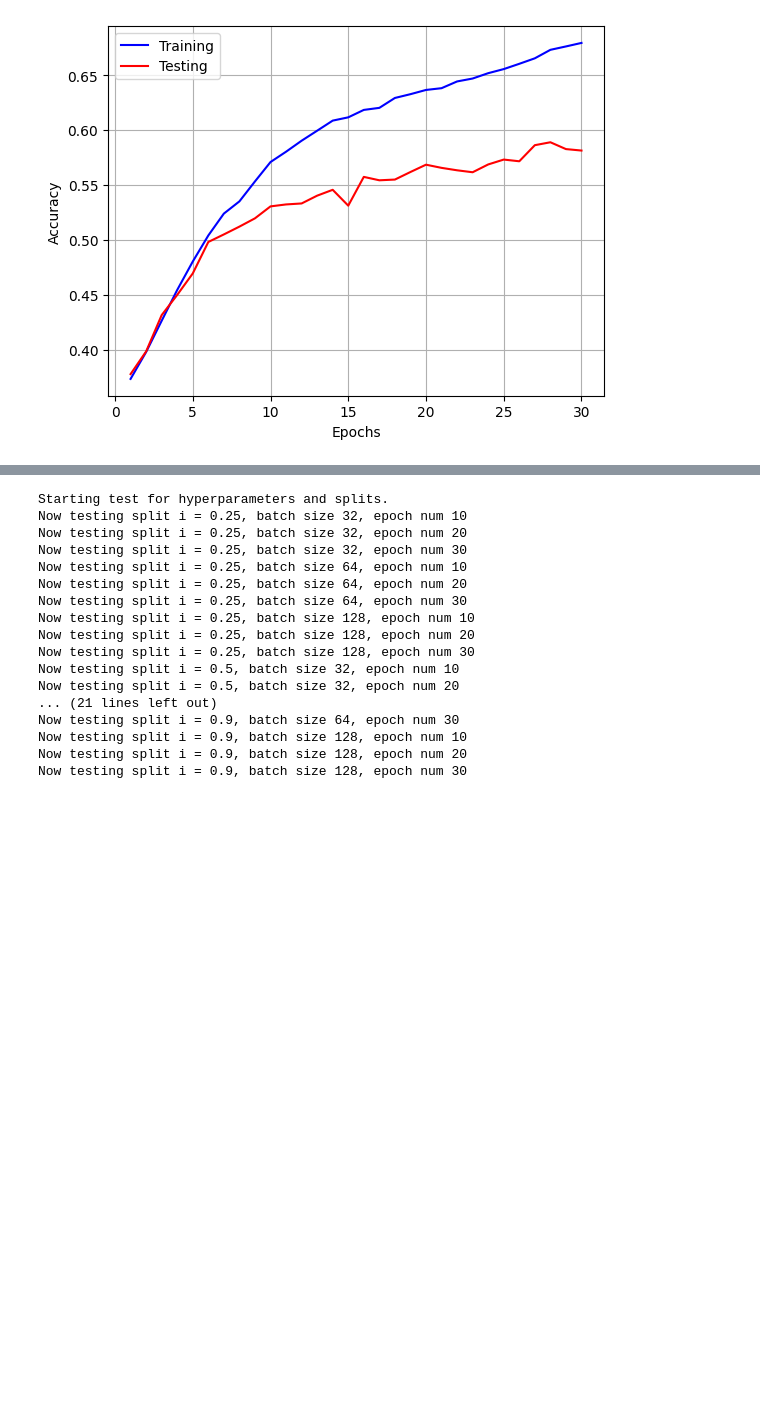
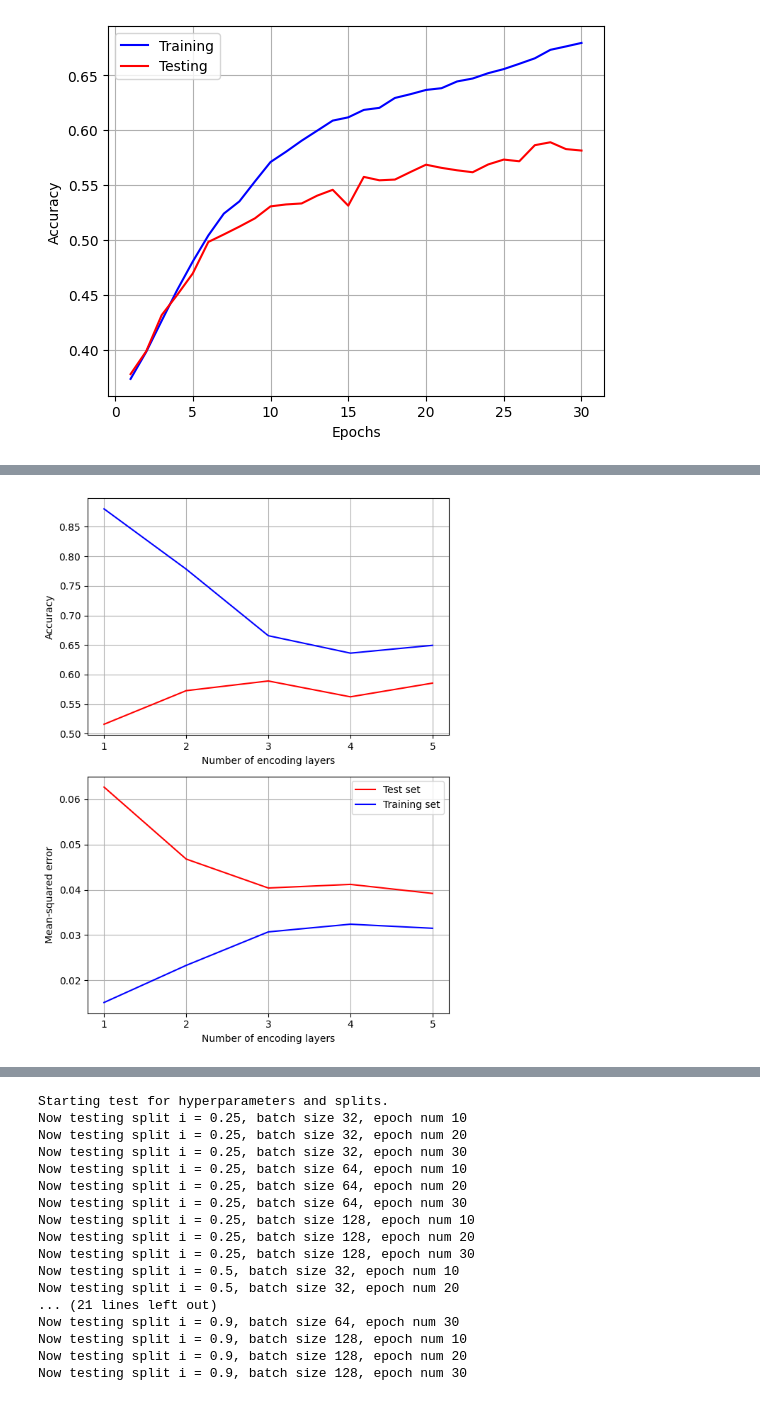
Before and after one commit to Spijkerberg/IDL-A2, a Jupyter notebook: individual_solns/A2_RNNs_colin.ipynb, the cells around one changed output, grey strips where cells are left out. Cells and saved outputs as stored; diff of their text form; code cells hidden in the pictures; blank space fills up the shorter version.

```diff
--- a/individual_solns/A2_RNNs_colin.ipynb
+++ b/individual_solns/A2_RNNs_colin.ipynb
@@ -1560,0 +1783,86 @@ Result:
+# %%
+# Results for Testing 1 decode and increasing encoding layers (1,2,3,4,5).
+# Column 0: loss, Column 1: accuracy, Column 2: MSE
+varying_encoders_testset = np.array([[3.1633, 0.5160, 0.0627],
+                                     [1.7339, 0.5728, 0.0468],
+                                     [1.3111, 0.5892, 0.0404],
+                                     [1.2501, 0.5624, 0.0412],
+                                     [1.2106, 0.5856, 0.0392]
+                                     ])
+
+# Column 0: loss, Column 1: accuracy, Column 2: MSE
+varying_encoders_trainset = np.array([[0.5242, 0.8803, 0.0151],
+                                      [0.6175, 0.7784, 0.0233],
+                                      [0.8533, 0.6658, 0.0307],
+                                      [0.8981, 0.6363, 0.0324],
+                                      [0.8616, 0.6495, 0.0315]
+                                      ])
+
+# Varying decoders, 1 encoder. # Column 0: loss, Column 1: accuracy, Column 2: MSE
+varying_decoders_testset = np.array([[3.1341, 0.5104, 0.0625],
+                                     [2.2290, 0.5024, 0.0560],
+                                     [1.8290, 0.5010, 0.0517],
+                                     [1.7699, 0.4926, 0.0519],
+                                     [1.7416, 0.4820, 0.0512]
+                                     ])
+varying_decoders_trainset = np.array([[0.5193, 0.8788, 0.0150],
+                                      [0.6867, 0.7572, 0.0254],
+                                      [0.8601, 0.6821, 0.0311],
+                                      [0.9154, 0.6529, 0.0325],
+                                      [1.0038, 0.6114, 0.0357]
+                                      ])
+
+# Create a 1x2 subplot
+fig, axes = plt.subplots(2, 1, figsize=(6, 8))
+
+# Plot for Test set accuracy
+axes[0].plot(np.arange(1, 5+1, 1), varying_encoders_testset[:, 1], color='red', label='Test set')
+axes[0].plot(np.arange(1, 5+1, 1), varying_encoders_trainset[:, 1], color='blue', label='Training set')
+# Set the tick locations on the x-axis for the first plot
+axes[0].set_xticks(np.arange(1, 6, 1))
+axes[0].set_xlabel("Number of encoding layers")
+axes[0].set_ylabel("Accuracy")
+axes[0].grid()
+
+# Plot for Test set mean-squared error
+axes[1].plot(np.arange(1, 5+1, 1), varying_encoders_testset[:, 2], color='red', label='Test set')
+axes[1].plot(np.arange(1, 5+1, 1), varying_encoders_trainset[:, 2], color='blue', label='Training set')
+axes[1].set_xticks(np.arange(1, 6, 1))
+axes[1].set_xlabel("Number of encoding layers")
+axes[1].set_ylabel("Mean-squared error")
+axes[1].grid()
+
+# Adjust layout
+plt.tight_layout()
+plt.legend()
+
+# Show the plot
+plt.show()
+
+# Create a 2x1 subplot
+fig, axes = plt.subplots(2, 1, figsize=(6, 8))
+
+# Plot for Test set accuracy
+axes[0].plot(np.arange(1, 5+1, 1), varying_decoders_testset[:, 1], color='red', label='Test set')
+axes[0].plot(np.arange(1, 5+1, 1), varying_decoders_trainset[:, 1], color='blue', label='Training set')
+axes[0].set_xticks(np.arange(1, 6, 1))
+axes[0].set_xlabel("Number of decoding layers")
+axes[0].set_ylabel("Accuracy")
+axes[0].grid()
+
+# Plot for Test set mean-squared error
+axes[1].plot(np.arange(1, 5+1, 1), varying_decoders_testset[:, 2], color='red', label='Test set')
+axes[1].plot(np.arange(1, 5+1, 1), varying_decoders_trainset[:, 2], color='blue', label='Training set')
+axes[1].set_xticks(np.arange(1, 6, 1))
+axes[1].set_xlabel("Number of decoding layers")
+axes[1].set_ylabel("Mean-squared error")
+axes[1].grid()
+
+# Adjust layout
+plt.tight_layout()
+plt.legend()
+
+# Show the plot
+plt.show()
+# %% [output]
+[figure, added]
```
Also changed, not shown: parts of 36 cells of this notebook.
